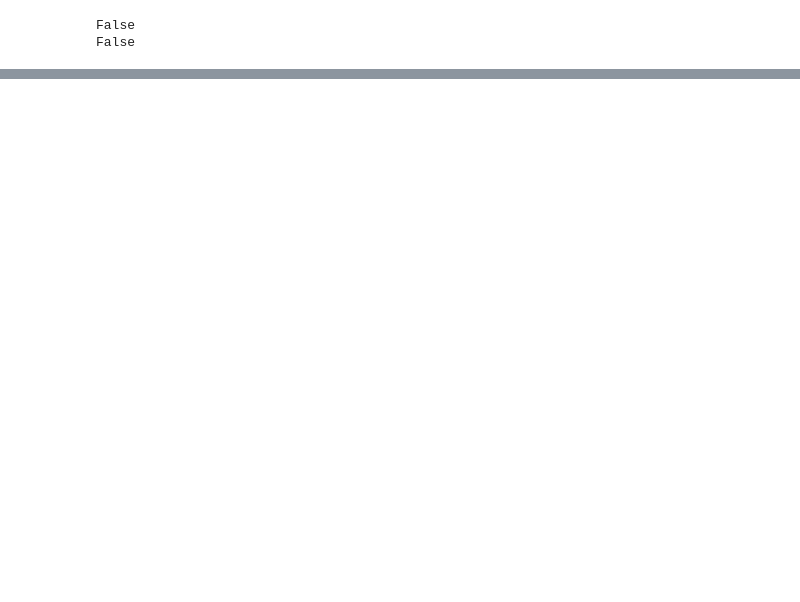
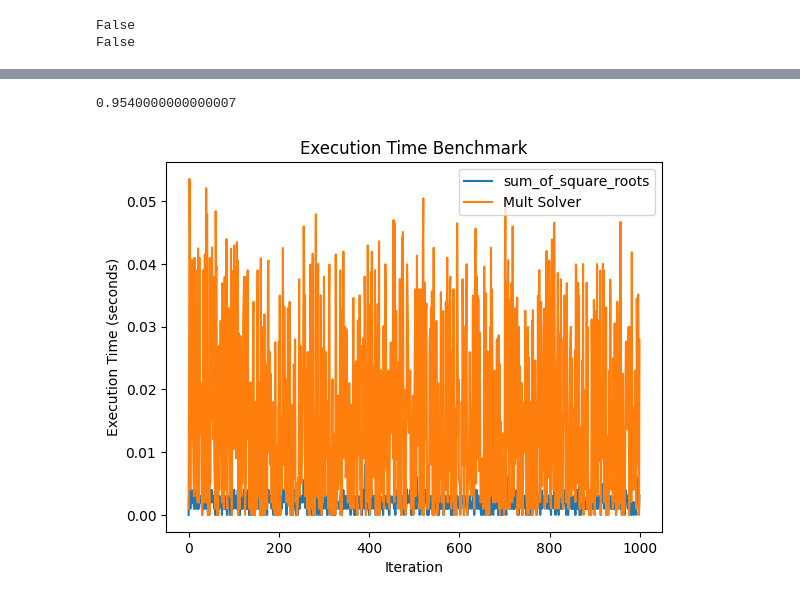
Before and after one commit to BcanTayiz/Computer-Science-Research, a Jupyter notebook: sumOfSquares.ipynb, the cells around one changed output, grey strips where cells are left out. Saved outputs shown, nothing was run; the diff lists cells and outputs as text; code cells hidden in the pictures; blank space fills up the shorter version.

```diff
--- a/sumOfSquares.ipynb
+++ b/sumOfSquares.ipynb
@@ -296,0 +353,7 @@ acc
+# %%
+def sum_of_square_roots(sequence1, sequence2):
+    seq_1_result = sum(x ** 0.5 for x in sequence1)
+    seq_2_result = sum(x ** 0.5 for x in sequence2)
+
+
+    return seq_1_result > seq_2_result
@@ -296,0 +386,24 @@ acc
+# %%
+acc = 0
+iter = 1000
+values_diff_1 = []
+values_diff_2 = []
+exec_time_1 = []
+exec_time_2 = []
+for i in range(iter):
+    length = int(random.uniform(10,100))
+    seq_a = [int(random.uniform(5,length)) for i in range(length)]
+    seq_b = [int(random.uniform(5,length)) for i in range(length)]
+
+    start = time.time()
+    result_1 = sum_of_square_roots(seq_a,seq_b)
+    exec_time_1.append(time.time() - start)
+    start = time.time()
+    result_2 = multSolver(seq_a,seq_b)
+    exec_time_2.append(time.time() - start)
+    if result_1 != result_2:
+        print(i)
+        values_diff_1.append(seq_a)
+        values_diff_1.append(seq_b)
+
+    acc += (result_1 == result_2) / iter
@@ -296,0 +428,16 @@ acc
+# %%
+acc
+# %% [output]
+0.9540000000000007
+# %%
+import matplotlib.pyplot as plt
+# Plotting the execution times
+plt.plot(range(iter), exec_time_1, label='sum_of_square_roots')
+plt.plot(range(iter), exec_time_2, label='Mult Solver')
+plt.xlabel('Iteration')
+plt.ylabel('Execution Time (seconds)')
+plt.legend()
+plt.title('Execution Time Benchmark')
+plt.show()
+# %% [output]
+[figure, added]
```
Also changed, not shown: parts of 21 cells of this notebook, 3 other files.
